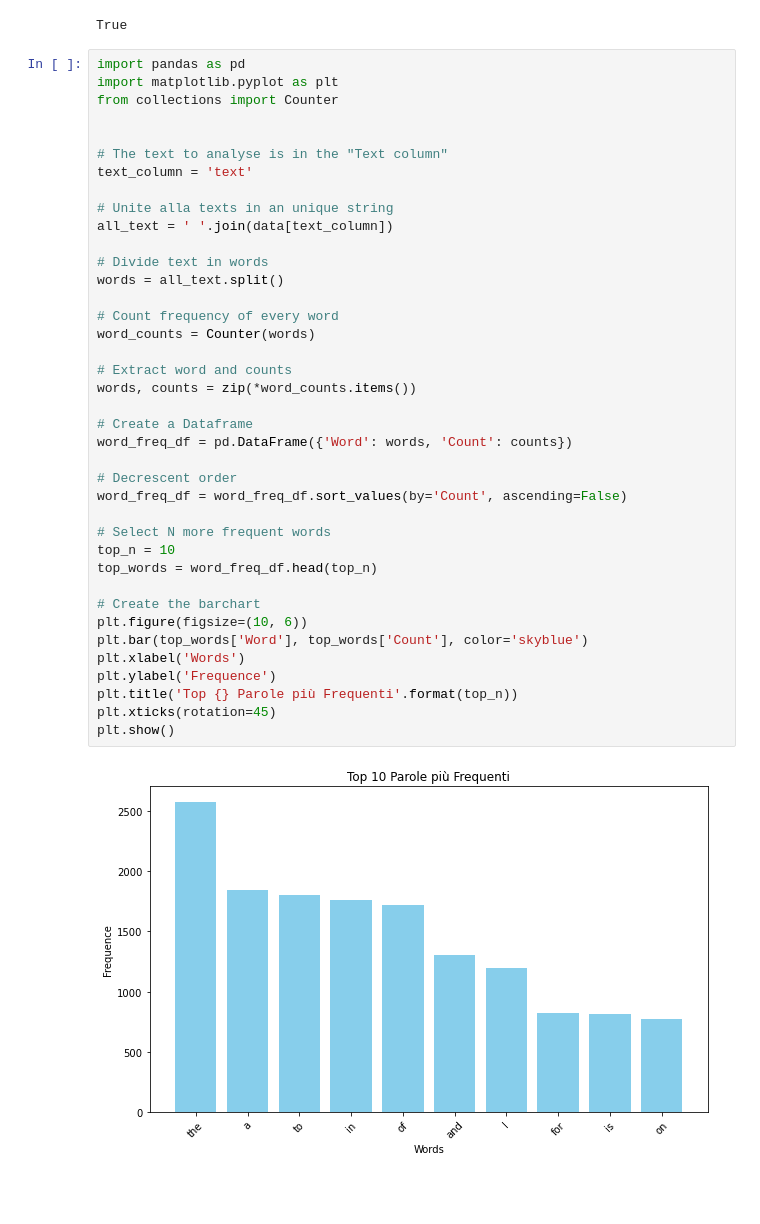
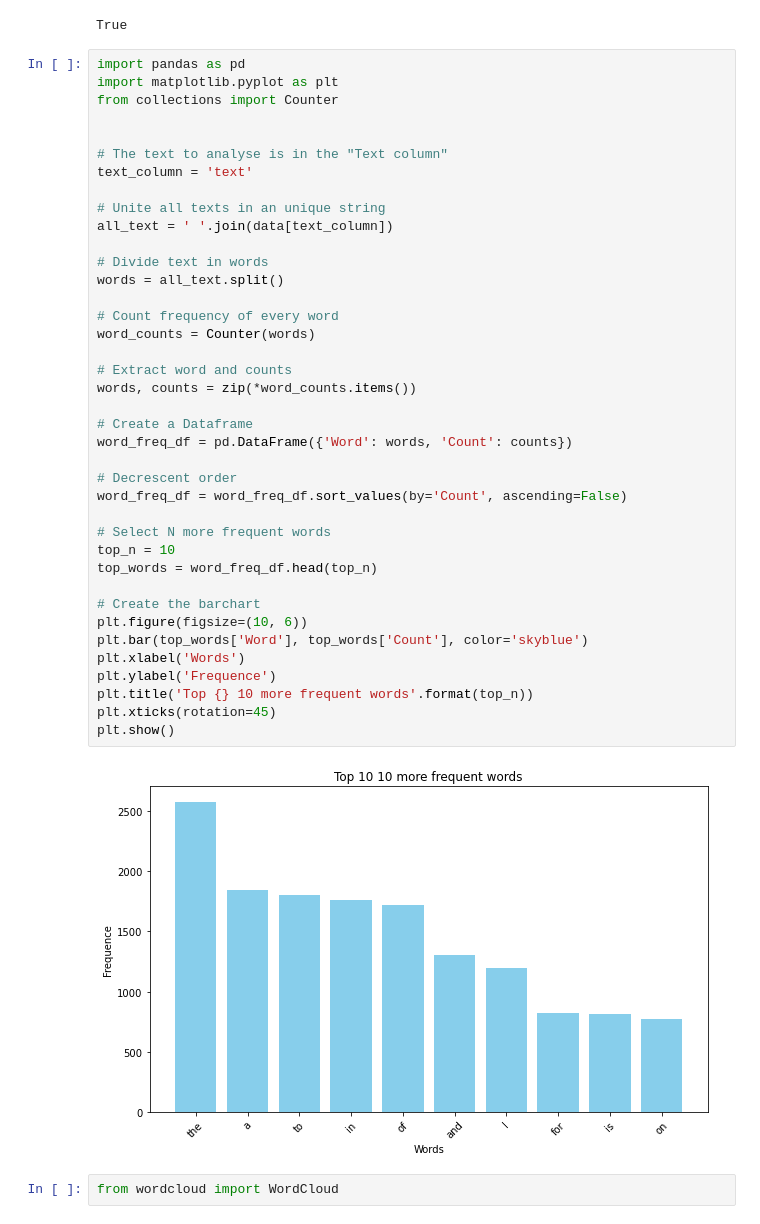
Before and after one commit to Rossana-code/Pandas-for-data-analysis-course, a Jupyter notebook: Twit words barchart.ipynb, the cells around one changed output. Drawn from its saved outputs; the diff is of its cells as text; blank space fills up the shorter version.

```diff
--- a/Twit words barchart.ipynb
+++ b/Twit words barchart.ipynb
@@ -75,35 +78,37 @@ from collections import Counter
 # The text to analyse is in the "Text column"
 text_column = 'text'
 
-# Unite alla texts in an unique string
+# Unite all texts in an unique string
 all_text = ' '.join(data[text_column])
 
 # Divide text in words
 words = all_text.split()
 
 # Count frequency of every word
 word_counts = Counter(words)
 
 # Extract word and counts
 words, counts = zip(*word_counts.items())
 
 # Create a Dataframe
 word_freq_df = pd.DataFrame({'Word': words, 'Count': counts})
 
 # Decrescent order
 word_freq_df = word_freq_df.sort_values(by='Count', ascending=False)
 
 # Select N more frequent words
 top_n = 10
 top_words = word_freq_df.head(top_n)
 
 # Create the barchart
 plt.figure(figsize=(10, 6))
 plt.bar(top_words['Word'], top_words['Count'], color='skyblue')
 plt.xlabel('Words')
 plt.ylabel('Frequence')
-plt.title('Top {} Parole più Frequenti'.format(top_n))
+plt.title('Top {} 10 more frequent words'.format(top_n))
 plt.xticks(rotation=45)
 plt.show()
 # %% [output]
-[figure, old version]
+[figure, new version]
+# %%
+from wordcloud import WordCloud
```
Also changed, not shown: parts of 8 cells of this notebook, 4 other files.
